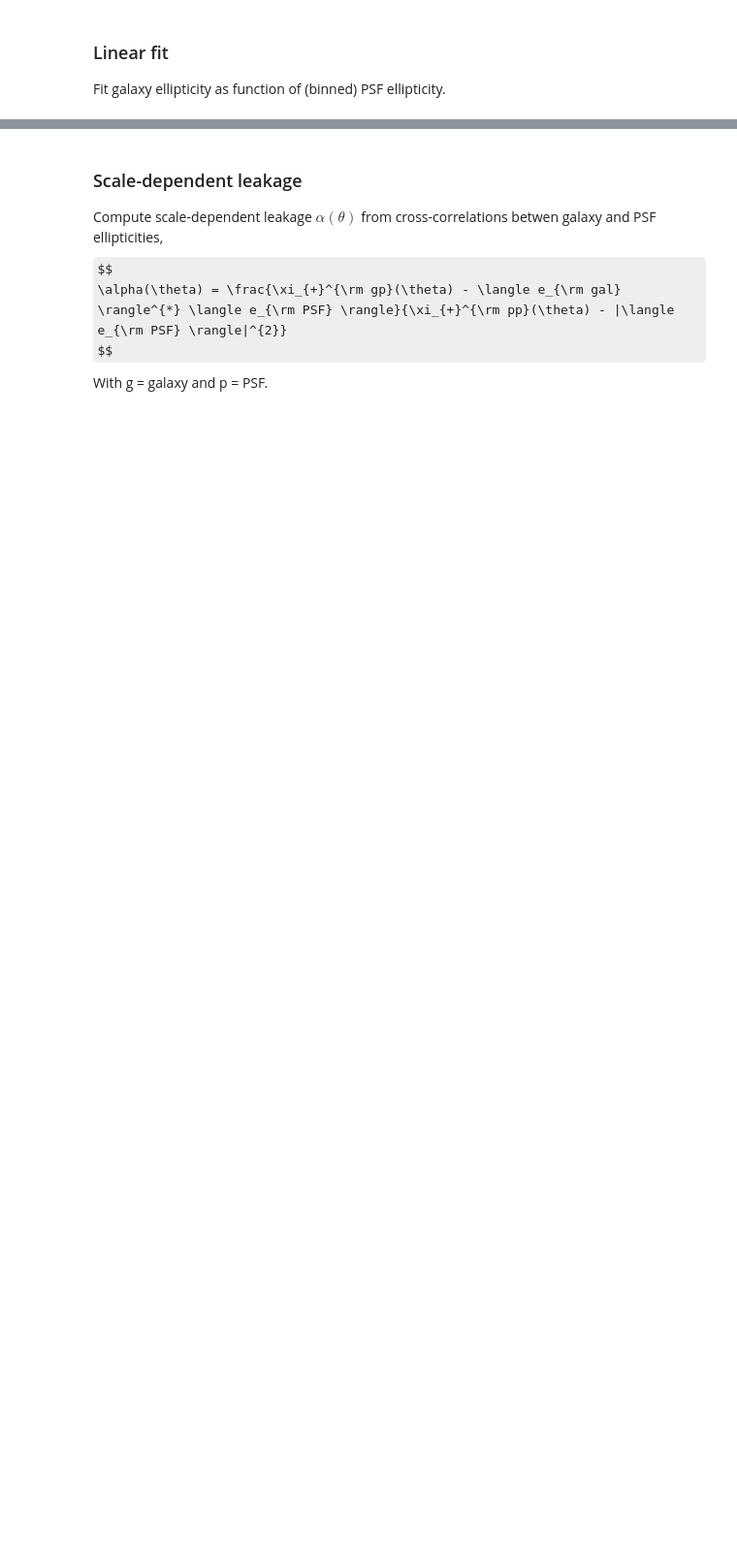
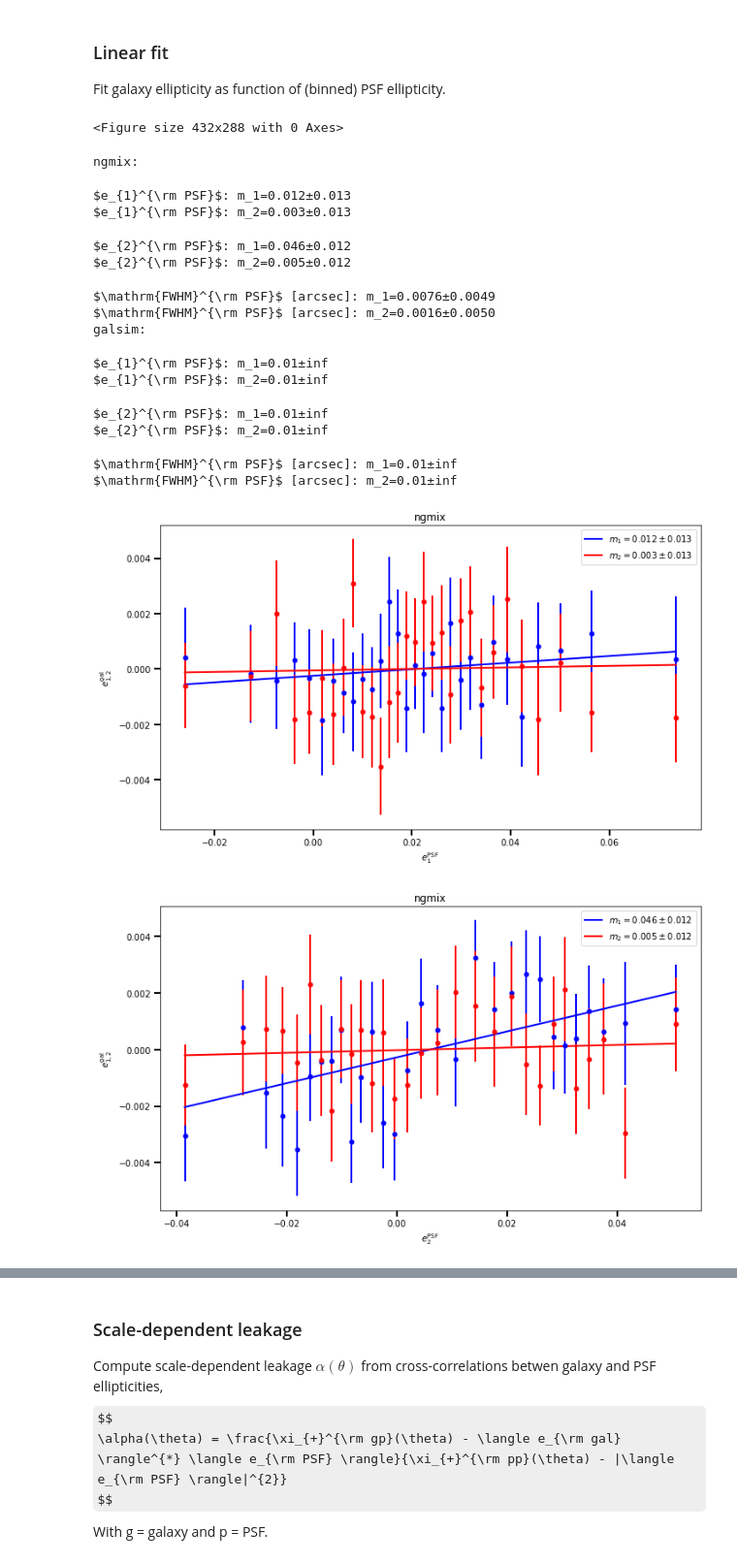
Before and after one commit to CosmoStat/sp_validation, a Jupyter notebook: notebooks/psf_leakage.ipynb, the cells around one changed output, grey strips where cells are left out. Shown at 97% size. Saved outputs shown, nothing was run; the diff lists cells and outputs as text; code cells hidden in the pictures; some formulas as TeX source; blank space fills up the shorter version.

```diff
--- a/notebooks/psf_leakage.ipynb
+++ b/notebooks/psf_leakage.ipynb
@@ -33,7 +36,19 @@ colors = ['b', 'r']
 ylabel = r'$e_{1,2}^{\rm gal}$'
 mlabel = ['m_1', 'm_2']
 
-xlabel_arr = [r'$e_{1}^{\rm PSF}$', r'$e_{2}^{\rm PSF}$', r'$\mathrm{FWHM}^{\rm PSF}$ [arcsec]']
+xlabel_arr = [
+    r'$e_{1}^{\rm PSF}$',
+    r'$e_{2}^{\rm PSF}$',
+    r'$\mathrm{FWHM}^{\rm PSF}$ [arcsec]'
+]
+# %%
+sp_base = f"{os.environ['HOME']}/sp_validation"
+
+for sc in ['correlation']:
+    script = os.path.join(sp_base, 'sp_validation', sc)
+    %run $script
+# %% [output]
+<Figure size 432x288 with 0 Axes>
 # %%
 for sh in shapes:
     plot_dir_leakage = f'{plot_dir}/psf_leak_{sh}'
@@ -41,30 +56,48 @@ for sh in shapes:
 
     e1 = g_corr[sh][0] - c[sh][0]
     e2 = g_corr[sh][1] - c[sh][1]
     e = [e1, e2]
     weights = w[sh]
 
     x_arr = [
         dd[key_PSF_ell[sh]][:,0][m_gal[sh]][mask[sh]],
         dd[key_PSF_ell[sh]][:,1][m_gal[sh]][mask[sh]],
         size_to_fwhm[sh](dd[key_PSF_size[sh]][m_gal[sh]][mask[sh]])
     ]
     out_name_arr = [
         'PSF_e1_vs_e_gal',
         'PSF_e2_vs_e_gal',
         'PSF_size_vs_e_gal'
     ]
     out_path_arr = [f'{plot_dir_leakage}/{name}' for name in out_name_arr]
     affine_corr_n(
         x_arr,
         e,
         xlabel_arr,
         ylabel,
         mlabel=mlabel,
+        title=sh,
         weights=weights,
         n_bin=n_bin,
         out_path_arr=out_path_arr,
         colors=colors,
         stats_file=stats_file,
         verbose=True
     )
+# %% [output]
+ngmix:
+$e_{1}^{\rm PSF}$: m_1=0.012±0.013
+$e_{1}^{\rm PSF}$: m_2=0.003±0.013
+$e_{2}^{\rm PSF}$: m_1=0.046±0.012
+$e_{2}^{\rm PSF}$: m_2=0.005±0.012
+$\mathrm{FWHM}^{\rm PSF}$ [arcsec]: m_1=0.0076±0.0049
+$\mathrm{FWHM}^{\rm PSF}$ [arcsec]: m_2=0.0016±0.0050
+galsim:
+$e_{1}^{\rm PSF}$: m_1=0.01±inf
+$e_{1}^{\rm PSF}$: m_2=0.01±inf
+$e_{2}^{\rm PSF}$: m_1=0.01±inf
+$e_{2}^{\rm PSF}$: m_2=0.01±inf
+$\mathrm{FWHM}^{\rm PSF}$ [arcsec]: m_1=0.01±inf
+$\mathrm{FWHM}^{\rm PSF}$ [arcsec]: m_2=0.01±inf
+[figure, added]
+[figure, added]
```
Also changed, not shown: parts of 7 cells of this notebook, 10 other files.
